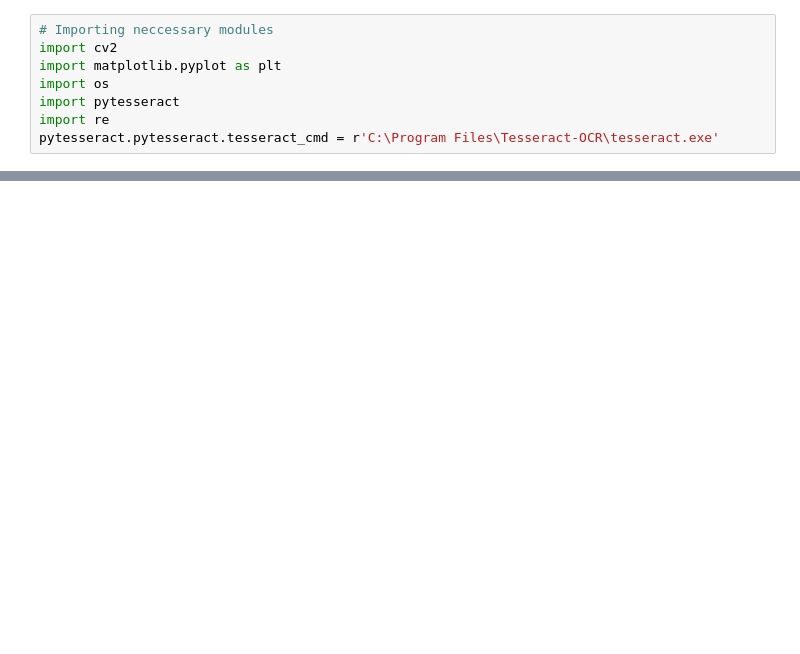
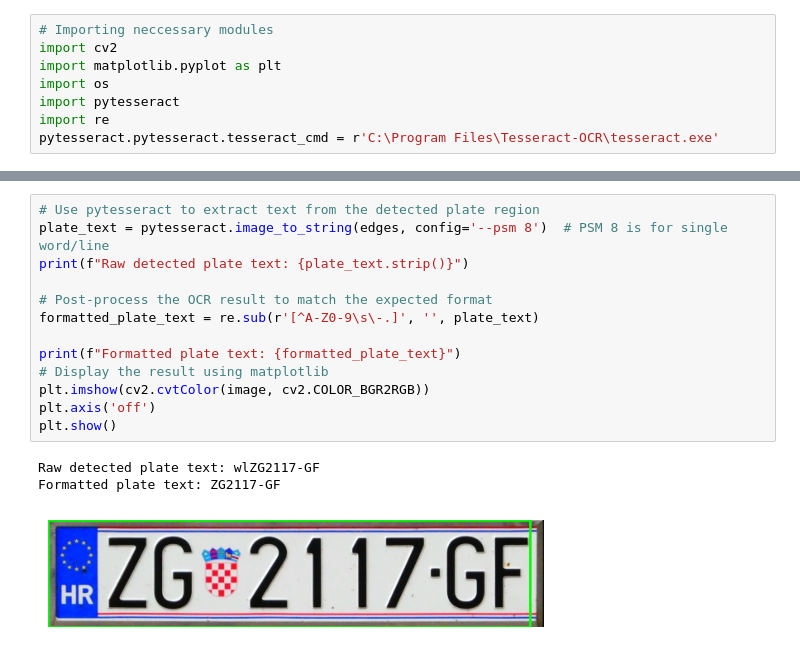
Before and after one commit to fran-orlovic/Licence-plate-detection, a Jupyter notebook: main.ipynb, the cells around one changed output, grey strips where cells are left out. Cells and saved outputs as stored; diff of their text form; blank space fills up the shorter version.

```diff
--- a/main.ipynb
+++ b/main.ipynb
@@ -185,0 +165,17 @@ Method: 3, max_val = 1456894080.0
+# %%
+# Use pytesseract to extract text from the detected plate region
+plate_text = pytesseract.image_to_string(edges, config='--psm 8')  # PSM 8 is for single word/line
+print(f"Raw detected plate text: {plate_text.strip()}")
+
+# Post-process the OCR result to match the expected format
+formatted_plate_text = re.sub(r'[^A-Z0-9\s\-.]', '', plate_text)
+
+print(f"Formatted plate text: {formatted_plate_text}")
+# Display the result using matplotlib
+plt.imshow(cv2.cvtColor(image, cv2.COLOR_BGR2RGB))
+plt.axis('off')
+plt.show()
+# %% [output]
+Raw detected plate text: wlZG2117-GF
+Formatted plate text: ZG2117-GF
+[figure, added]
```
Also changed, not shown: parts of 7 cells of this notebook.
